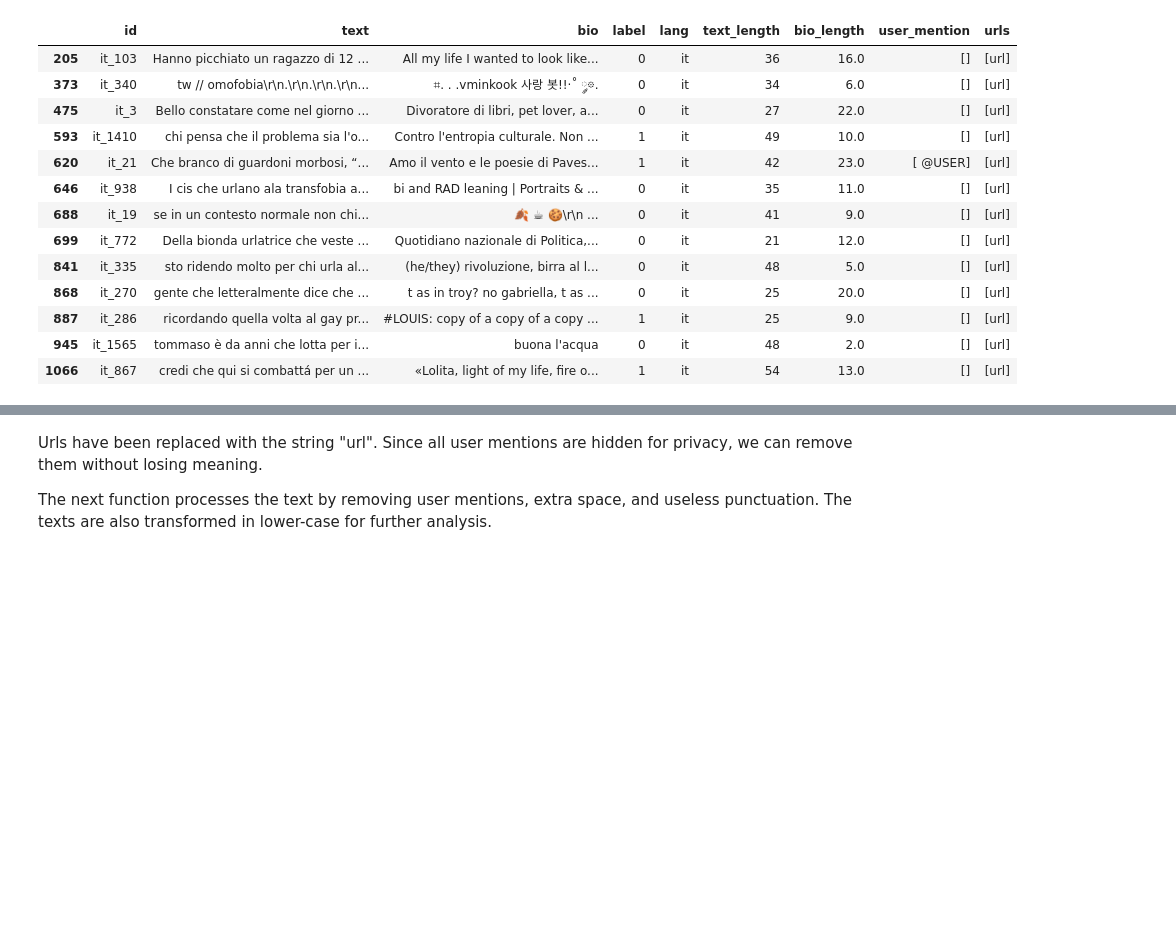
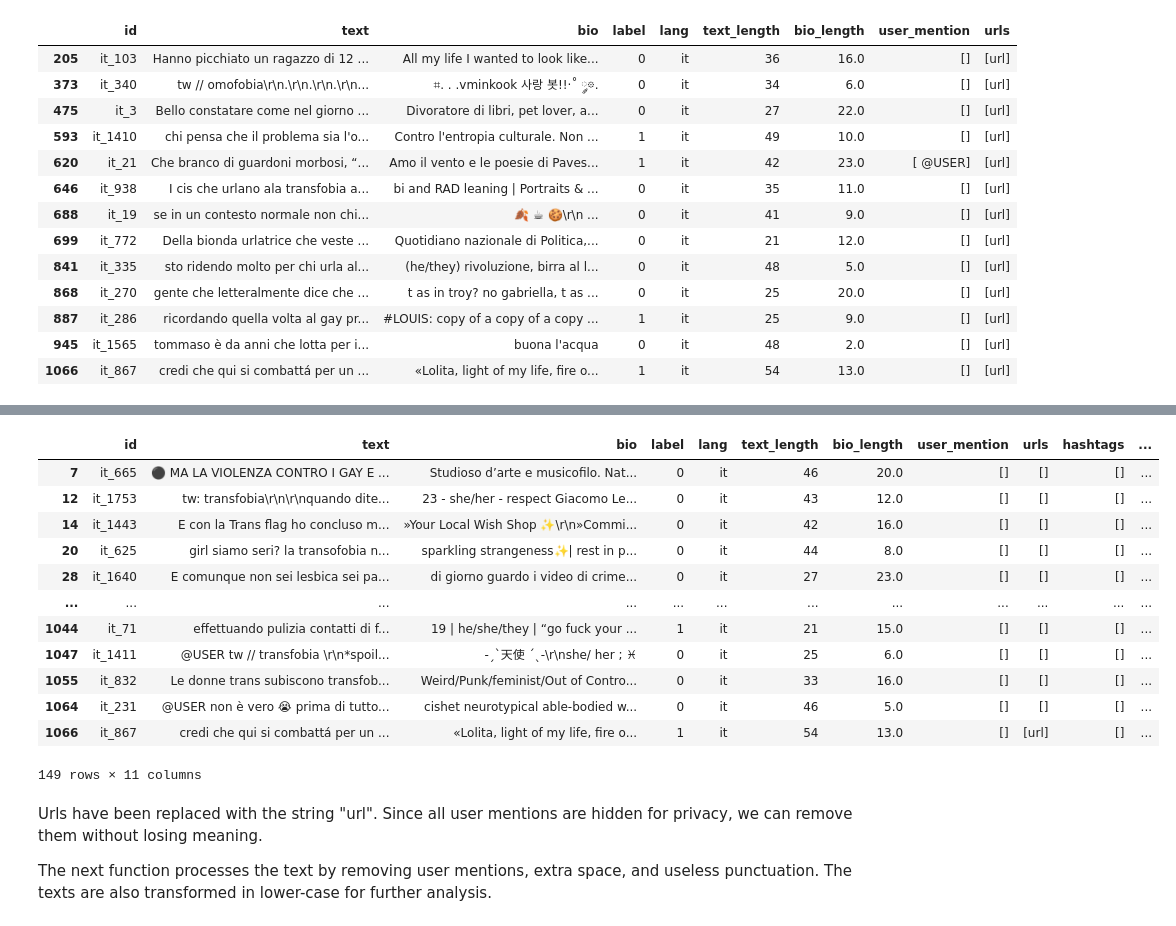
Before and after one commit to simocasaz/evalita2026-multipride-UniBO-FICLIT, a Jupyter notebook: notebooks/data_analysis.ipynb, the cells around one changed output, grey strips where cells are left out. Drawn from its saved outputs; the diff is of its cells as text; code cells hidden in the pictures; blank space fills up the shorter version.

```diff
--- a/notebooks/data_analysis.ipynb
+++ b/notebooks/data_analysis.ipynb
@@ -122,3 +141,23 @@ data[data["urls"].apply(lambda x: len(x) > 0)]
+# %%
+# Check for emojis
+
+data["emojis"] = data["text"].apply(lambda x: emoji.distinct_emoji_list(x))
+
+data[data["emojis"].apply(lambda x: len(x) > 0)]
+# %% [output]
+|  | id | text | bio | label | lang | text_length | bio_length | user_mention | urls | hashtags | ... |
+| 7 | it_665 | ⚫️ MA LA VIOLENZA CONTRO I GAY E ... | Studioso d’arte e musicofilo. Nat... | 0 | it | 46 | 20.0 | [] | [] | [] | ... |
+| 12 | it_1753 | tw: transfobia\r\n\r\nquando dite... | 23 - she/her - respect Giacomo Le... | 0 | it | 43 | 12.0 | [] | [] | [] | ... |
+| 14 | it_1443 | E con la Trans flag ho concluso m... | »Your Local Wish Shop ✨\r\n»Commi... | 0 | it | 42 | 16.0 | [] | [] | [] | ... |
+| 20 | it_625 | girl siamo seri? la transofobia n... | sparkling strangeness✨| rest in p... | 0 | it | 44 | 8.0 | [] | [] | [] | ... |
+| 28 | it_1640 | E comunque non sei lesbica sei pa... | di giorno guardo i video di crime... | 0 | it | 27 | 23.0 | [] | [] | [] | ... |
+| ... | ... | ... | ... | ... | ... | ... | ... | ... | ... | ... | ... |
+| 1044 | it_71 | effettuando pulizia contatti di f... | 19 | he/she/they | “go fuck your ... | 1 | it | 21 | 15.0 | [] | [] | [] | ... |
+| 1047 | it_1411 | @USER tw // transfobia \r\n*spoil... | -ˏˋ天使 ˊˎ-\r\nshe/ her ; ♓ | 0 | it | 25 | 6.0 | [] | [] | [] | ... |
+| 1055 | it_832 | Le donne trans subiscono transfob... | Weird/Punk/feminist/Out of Contro... | 0 | it | 33 | 16.0 | [] | [] | [] | ... |
+| 1064 | it_231 | @USER non è vero 😭 prima di tutto... | cishet neurotypical able-bodied w... | 0 | it | 46 | 5.0 | [] | [] | [] | ... |
+| 1066 | it_867 | credi che qui si combattá per un ... | «Lolita, light of my life, fire o... | 1 | it | 54 | 13.0 | [] | [url] | [] | ... |
+149 rows × 11 columns
 # %% [markdown]
 Urls have been replaced with the string "url". Since all user mentions are hidden for privacy, we can remove them without losing meaning.
 
```
Also changed, not shown: parts of 9 cells of this notebook, 1 other file.
